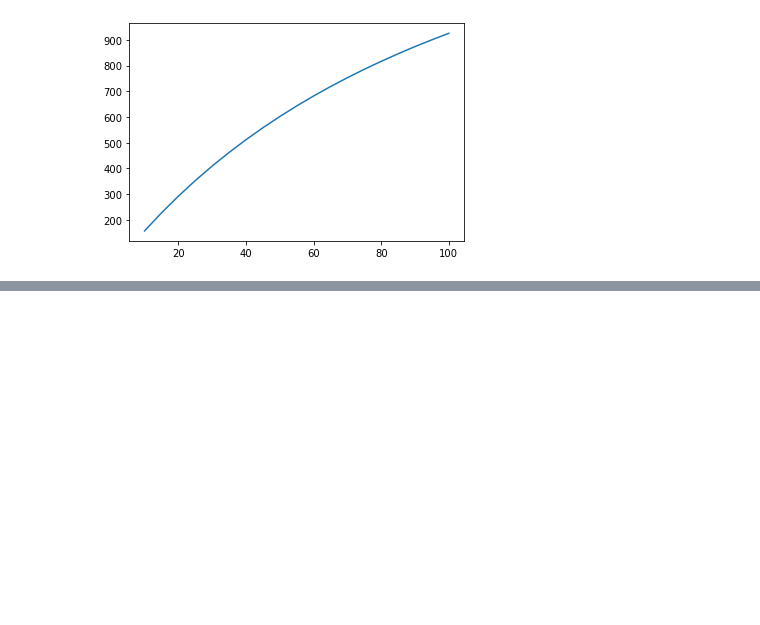
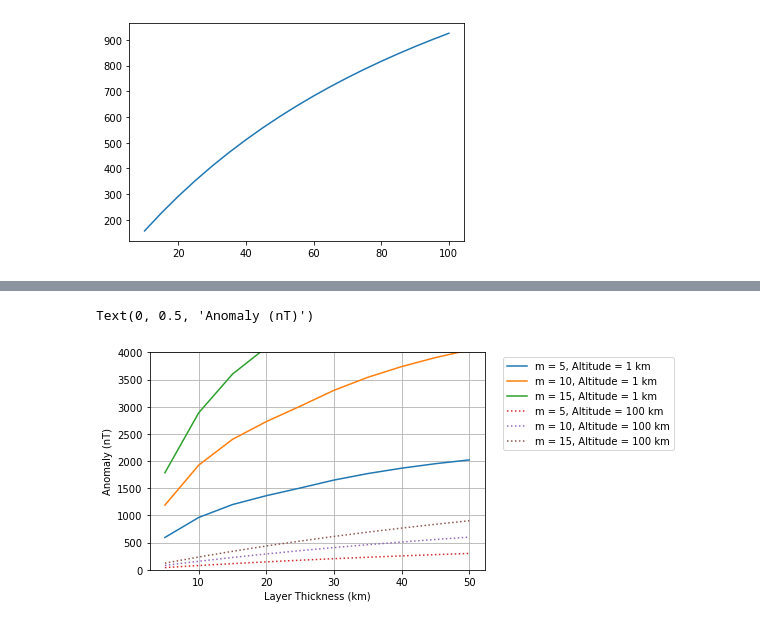
Before and after one commit to siwill22/mars, a Jupyter notebook: mbox.ipynb, the cells around one changed output, grey strips where cells are left out. Drawn from its saved outputs; the diff is of its cells as text; code cells hidden in the pictures; blank space fills up the shorter version.

```diff
--- a/mbox.ipynb
+++ b/mbox.ipynb
@@ -216,0 +220,38 @@ plt.grid()
+# %%
+#1800 km
+
+prism_width = 100.
+layer_depth = 5.
+
+observation_altitude = 1.
+for magnetisation in np.arange(5,16,5):
+    results = []
+    for layer_thickness in np.arange(5,55,5):
+
+        result = anomaly_amplitude(layer_thickness, layer_depth, prism_width, magnetisation,
+                                   observation_altitude = observation_altitude)
+
+        results.append(np.max(result[1])-np.min(result[1]))
+
+    plt.plot(np.arange(5,55,5),results,label='m = {:0.0f}, Altitude = {:0.0f} km'.format(magnetisation,observation_altitude))
+
+observation_altitude = 100.
+for magnetisation in np.arange(5,16,5):
+    results = []
+    for layer_thickness in np.arange(5,55,5):
+
+        result = anomaly_amplitude(layer_thickness, layer_depth, prism_width, magnetisation,
+                                   observation_altitude = observation_altitude)
+
+        results.append(np.max(result[1])-np.min(result[1]))
+
+    plt.plot(np.arange(5,55,5),results, ':', label='m = {:0.0f}, Altitude = {:0.0f} km'.format(magnetisation,observation_altitude))
+
+plt.ylim(0,4000)
+plt.legend(bbox_to_anchor=(1.04,1), loc="upper left")
+plt.grid()
+plt.xlabel('Layer Thickness (km)')
+plt.ylabel('Anomaly (nT)')
+# %% [output]
+Text(0, 0.5, 'Anomaly (nT)')
+[figure, added]
```
Also changed, not shown: parts of 1 cell of this notebook.
